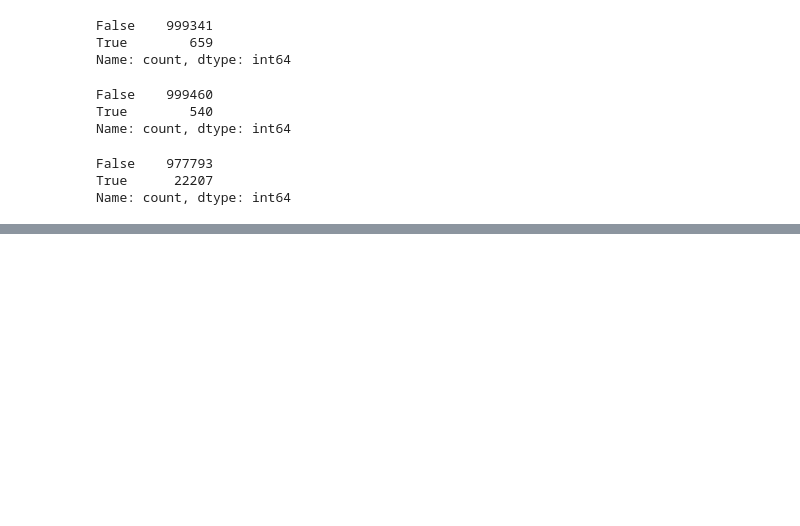
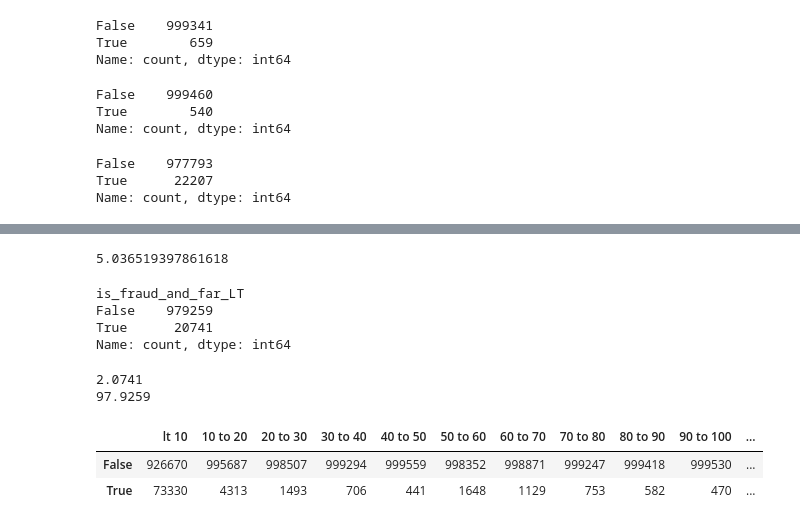
Before and after one commit to Yomi123-tech/NeuedaGroup44, a Jupyter notebook: test_file-Somya.ipynb, the cells around one changed output, grey strips where cells are left out. Drawn from its saved outputs; the diff is of its cells as text; code cells hidden in the pictures; blank space fills up the shorter version.

Commit message:
distance dataframes

```diff
--- a/test_file-Somya.ipynb
+++ b/test_file-Somya.ipynb
@@ -276,0 +329,39 @@ Name: count, dtype: int64
+# %%
+mean_DFLT = df['distance_from_last_transaction'].mean()
+print(mean_DFLT)
+# %% [output]
+5.036519397861618
+# %%
+df['is_fraud_and_far_LT'] = (df['distance_from_last_transaction'] > mean_DFLT) & (df['fraud'] == 1)
+df['is_fraud_and_far_LT'].value_counts()
+# %% [output]
+is_fraud_and_far_LT
+False    979259
+True      20741
+Name: count, dtype: int64
+# %%
+percent_fraud_far_LT = (df['is_fraud_and_far_LT'].sum()/df.shape[0]) * 100
+print(percent_fraud_far_LT)
+percent_fraud_close_LT = ((len(df) - df['is_fraud_and_far_LT'].sum())/df.shape[0]) * 100
+print(percent_fraud_close_LT)
+# %% [output]
+2.0741
+97.9259
+# %%
+df_dc_LT = pd.DataFrame()
+df_dc_LT['lt 10'] = ((df['distance_from_last_transaction'] <= 10) & df['fraud']).value_counts()
+df_dc_LT['10 to 20'] = ((10 < df['distance_from_last_transaction']) & (df['distance_from_last_transaction'] <= 20) & df['fraud']).value_counts()
+df_dc_LT['20 to 30'] = ((20 < df['distance_from_last_transaction']) & (df['distance_from_last_transaction'] <= 30) & df['fraud']).value_counts()
+df_dc_LT['30 to 40'] = ((30 < df['distance_from_last_transaction']) & (df['distance_from_last_transaction'] <= 40) & df['fraud']).value_counts()
+df_dc_LT['40 to 50'] = ((40 < df['distance_from_last_transaction']) & (df['distance_from_last_transaction'] <= 50) & df['fraud']).value_counts()
+df_dc_LT['50 to 60'] = ((50 < df['distance_from_last_transaction']) & (df['distance_from_last_transaction'] <= 60) & df['fraud']).value_counts()
+df_dc_LT['60 to 70'] = ((60 < df['distance_from_last_transaction']) & (df['distance_from_last_transaction'] <= 70) & df['fraud']).value_counts()
+df_dc_LT['70 to 80'] = ((70 < df['distance_from_last_transaction']) & (df['distance_from_last_transaction'] <= 80) & df['fraud']).value_counts()
+df_dc_LT['80 to 90'] = ((80 < df['distance_from_last_transaction']) & (df['distance_from_last_transaction'] <= 90) & df['fraud']).value_counts()
+df_dc_LT['90 to 100'] = ((90 < df['distance_from_last_transaction']) & (df['distance_from_last_transaction'] <= 100) & df['fraud']).value_counts()
+df_dc_LT['gt 100'] = ((df['distance_from_last_transaction'] > 100) & df['fraud']).value_counts()
+df_dc_LT
+# %% [output]
+|  | lt 10 | 10 to 20 | 20 to 30 | 30 to 40 | 40 to 50 | 50 to 60 | 60 to 70 | 70 to 80 | 80 to 90 | 90 to 100 | ... |
+| False | 926670 | 995687 | 998507 | 999294 | 999559 | 998352 | 998871 | 999247 | 999418 | 999530 | ... |
+| True | 73330 | 4313 | 1493 | 706 | 441 | 1648 | 1129 | 753 | 582 | 470 | ... |
```
Also changed, not shown: parts of 16 cells of this notebook, 2 other files.
